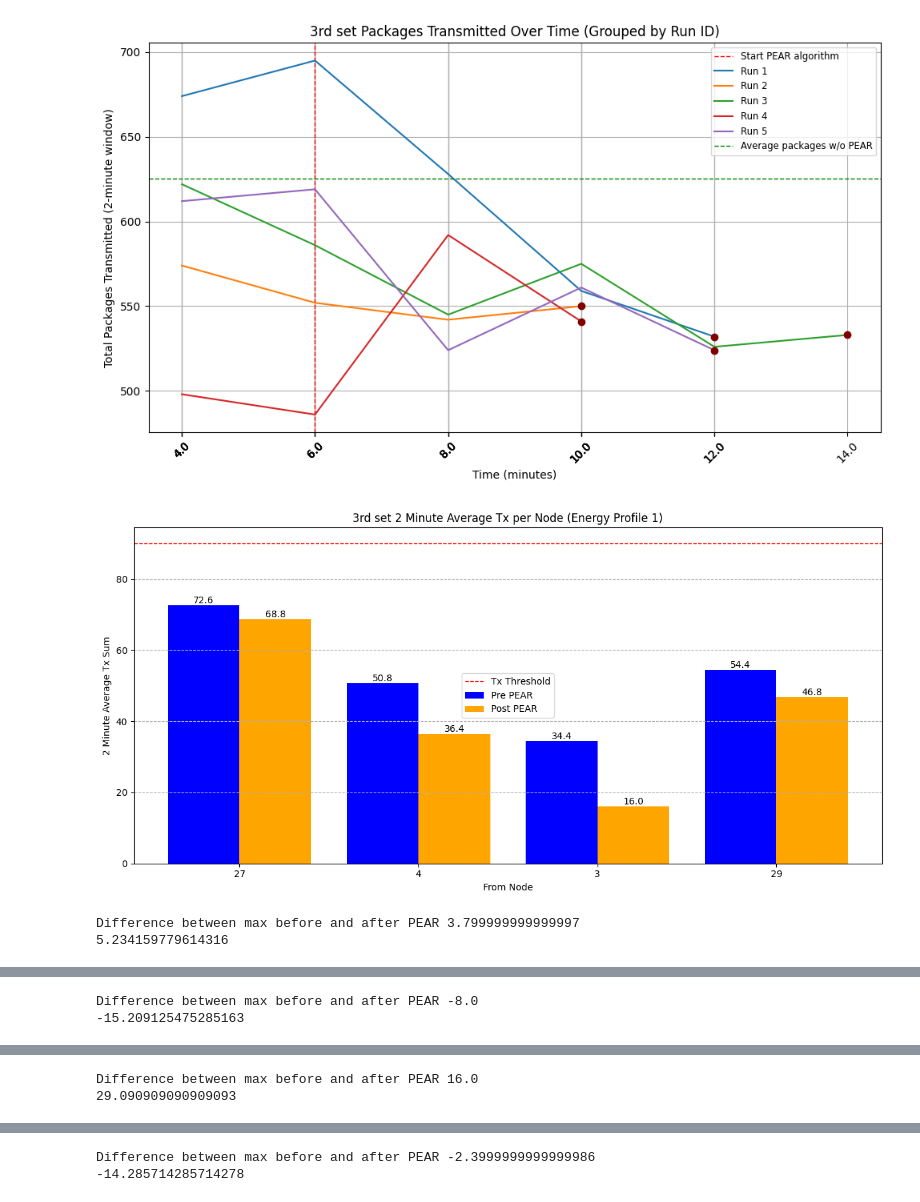
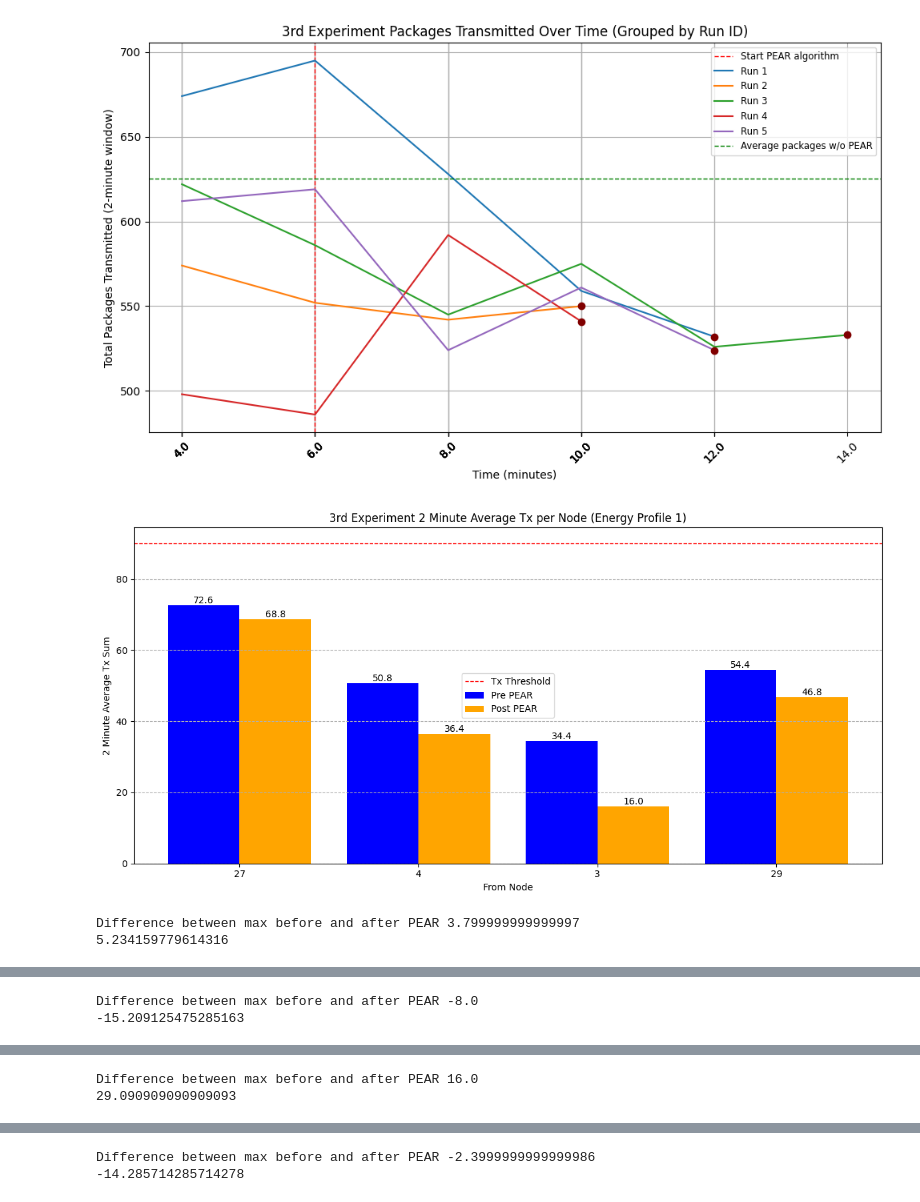
Before and after one commit to NikolajRFA/painlessPEARMesh, a Jupyter notebook: tools/four_energy_profiles.ipynb, the cells around one changed output, grey strips where cells are left out. Drawn from its saved outputs; the diff is of its cells as text; code cells hidden in the pictures.

```diff
--- a/tools/four_energy_profiles.ipynb
+++ b/tools/four_energy_profiles.ipynb
@@ -84,16 +84,16 @@ Difference between max before and after PEAR -2.6000000000000014
 # %%
 energy_profile_map = {
     0: (999, 999),
     1: (45, 40),
     2: (40, 35),
     3: (35, 30),
     4: (30, 25),
     5: (25, 20)
 }
 
-chart_setup("data/3rd set", energy_profile_id_map, energy_profile_map, "3rd set", True)
+chart_setup("data/3rd set", energy_profile_id_map, energy_profile_map, "3rd Experiment", True)
 # %% [output]
-[figure, old version]
+[figure, new version]
-[figure, old version]
+[figure, new version]
 Difference between max before and after PEAR 3.799999999999997
 5.234159779614316
```
Also changed, not shown: parts of 7 cells of this notebook, 1 other file.
